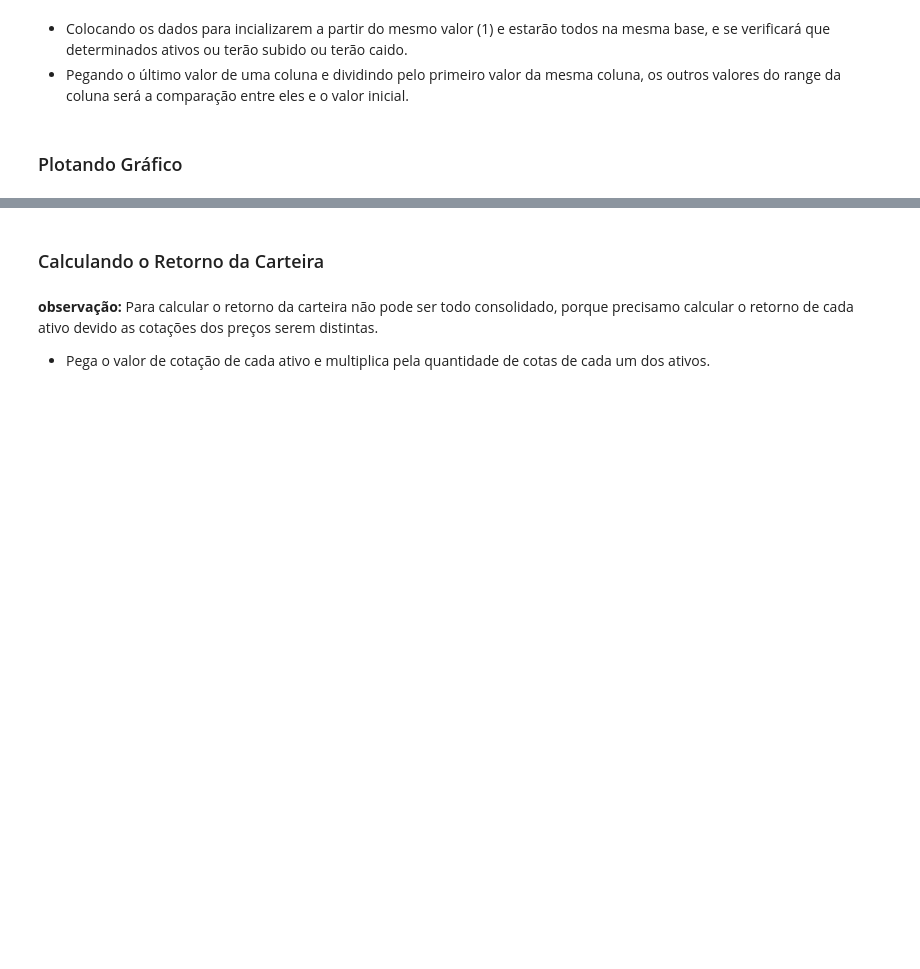
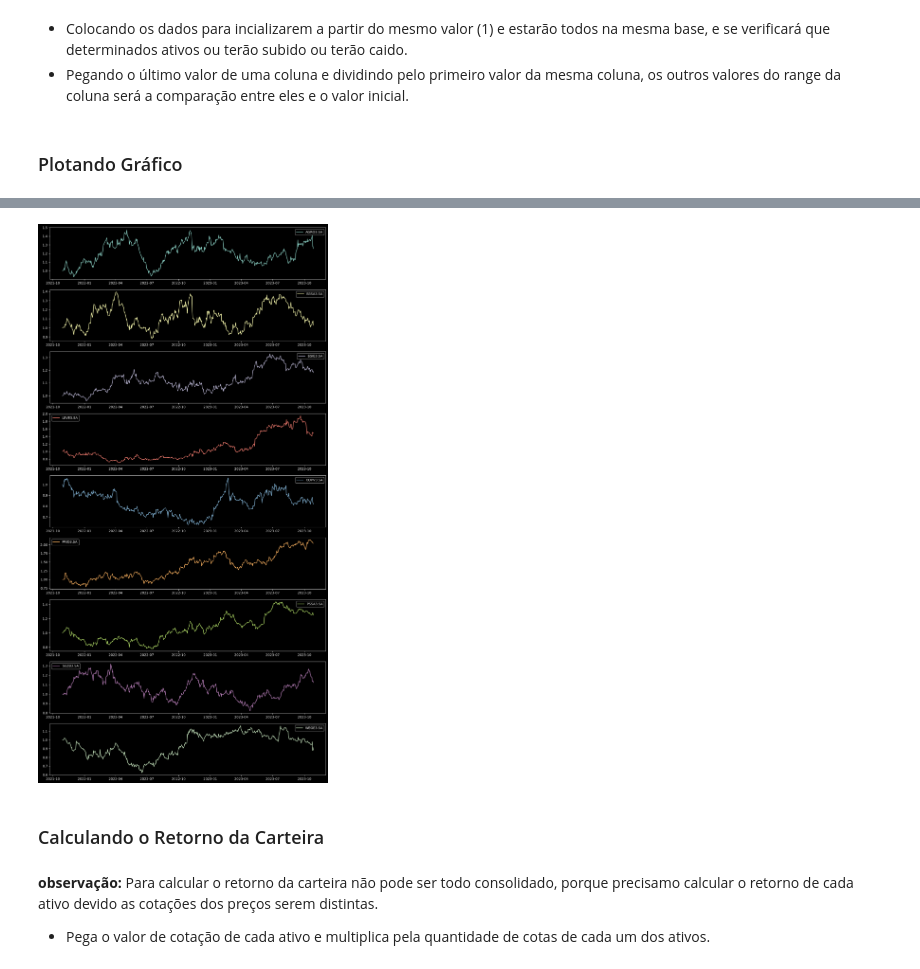
Before and after one commit to marcoaureliogguedes/automacaoFinancas, a Jupyter notebook: Projeto Automação.ipynb, the cells around one changed output, grey strips where cells are left out. Drawn from its saved outputs; the diff is of its cells as text; code cells hidden in the pictures; blank space fills up the shorter version.

```diff
--- a/Projeto Automação.ipynb
+++ b/Projeto Automação.ipynb
@@ -105,5 +145,3 @@ df_carteira
-# %%
-dias = int(input('Digite o período em número de dias. '))
 # %%
 data_inical = datetime.now() - timedelta(days=dias)
 data_final = datetime.now()
@@ -152,3 +242,18 @@ plt.show()
+# %%
+# Estilo
+plt.style.use('dark_background')
+
+fig, axs = plt.subplots(nrows=9, ncols=1, figsize=(15,30))
+
+ativos = ['AGRO3.SA', 'B3SA3.SA', 'EGIE3.SA', 'LEVE3.SA', 'ODPV3.SA', 'PRIO3.SA', 'PSSA3.SA', 'SUZB3.SA', 'WEGE3.SA']
+
+for i, ativo in enumerate(ativos):
+    axs[i].plot(df_cotacoesNorm.index, df_cotacoesNorm[ativo], label=ativo, color=f'C{i}')
+    axs[i].legend()
+
+plt.show()
+# %% [output]
+[figure, added]
 # %% [markdown]
 ### Calculando o Retorno da Carteira
 # %% [markdown]
```
Also changed, not shown: parts of 18 cells of this notebook.
